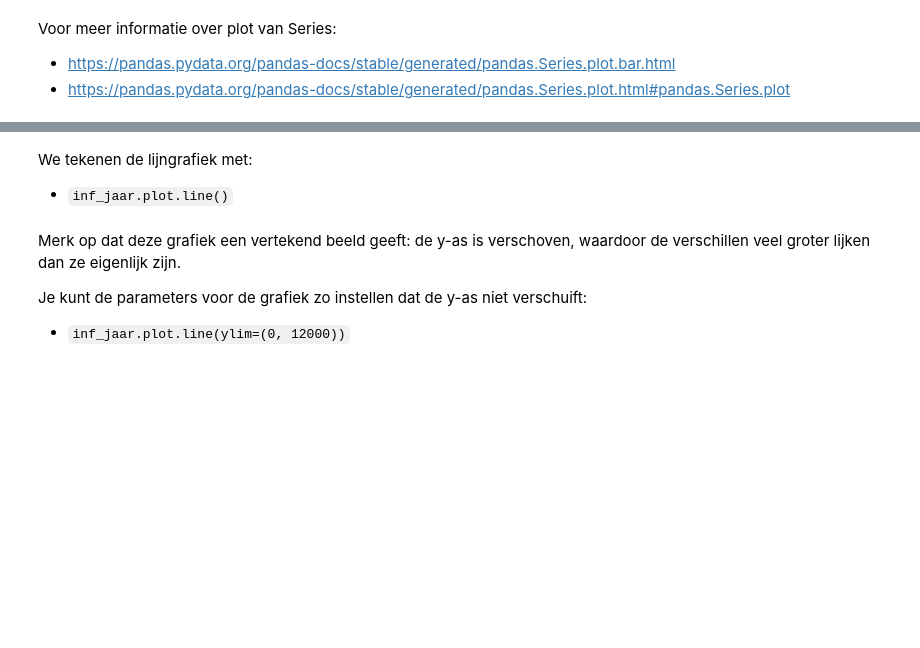
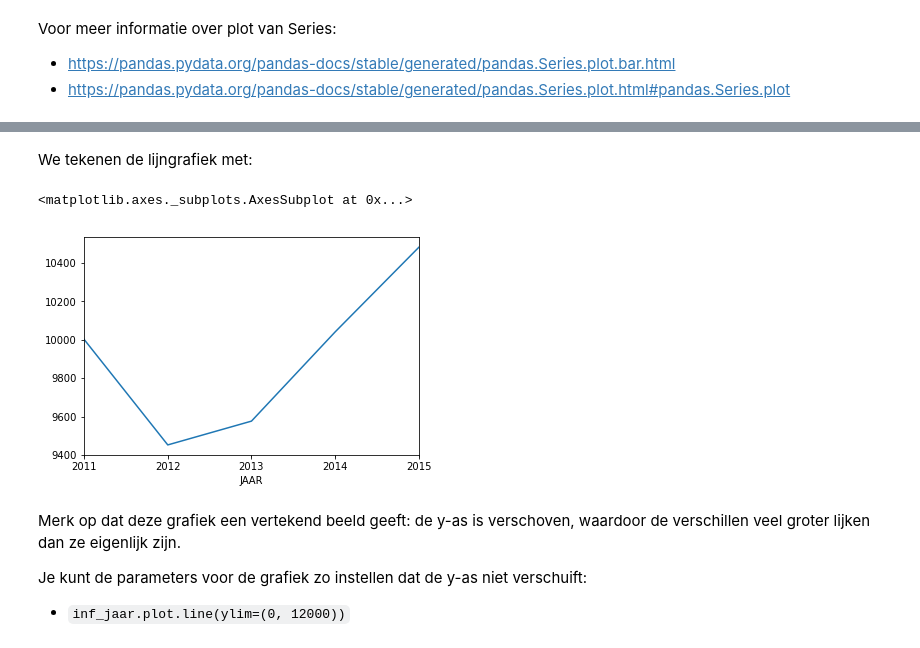
Before and after one commit to eelcodijkstra/workshop2017-juni, a Jupyter notebook: slides-visualisatie-1-Series.ipynb, the cells around one changed output, grey strips where cells are left out. Saved outputs shown, nothing was run; the diff lists cells and outputs as text; code cells hidden in the pictures; blank space fills up the shorter version.

```diff
--- a/slides-visualisatie-1-Series.ipynb
+++ b/slides-visualisatie-1-Series.ipynb
@@ -100,0 +139,4 @@ We gebruiken een eenvoudige tabel: de totale aantallen informatica-examens in en
+# %%
+inf_jaar = pd.Series.from_csv("inf-jaar.csv", header=0)
+print(inf_jaar)
+print(inf_jaar.index)
@@ -101,7 +154,10 @@ We gebruiken een eenvoudige tabel: de totale aantallen informatica-examens in en
 # %% [markdown]
 We tekenen de lijngrafiek met:
-
-* `inf_jaar.plot.line()`
+# %%
+inf_jaar.plot.line()
+# %% [output]
+<matplotlib.axes._subplots.AxesSubplot at 0x...>
+[figure, added]
 # %% [markdown]
 Merk op dat deze grafiek een vertekend beeld geeft: de y-as is verschoven, waardoor de verschillen veel groter lijken dan ze eigenlijk zijn.
 
```
Also changed, not shown: parts of 23 cells of this notebook.
